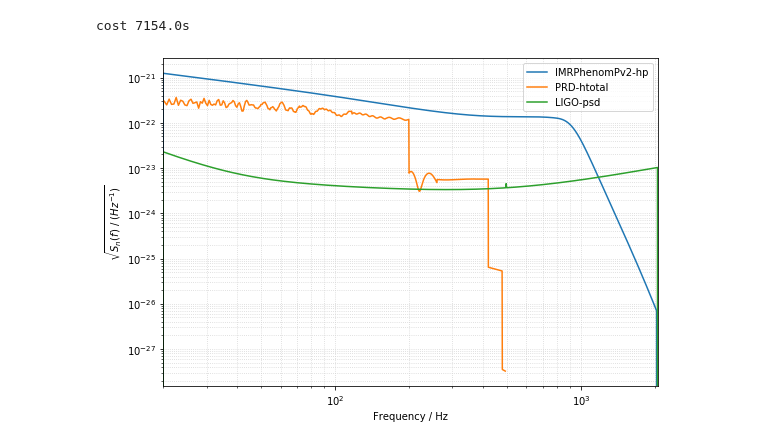
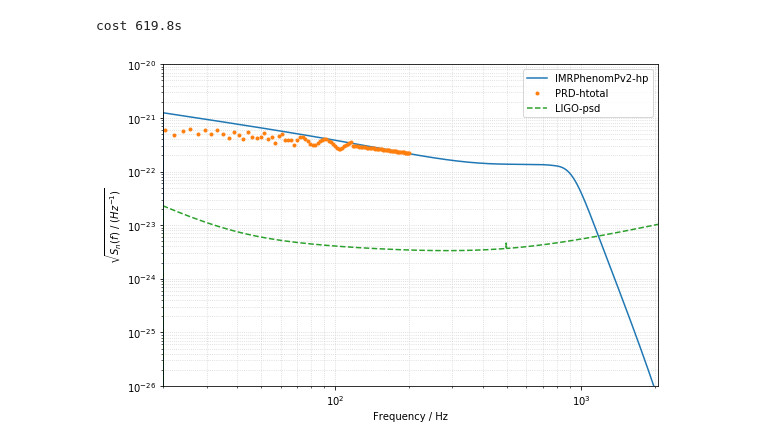
Before and after one commit to kelvin1020/grefa, a Jupyter notebook: wave_plot.ipynb, the cells around one changed output. Saved outputs shown, nothing was run; the diff lists cells and outputs as text; code cells hidden in the pictures.

```diff
--- a/wave_plot.ipynb
+++ b/wave_plot.ipynb
@@ -15,8 +15,8 @@ import pycbc.psd
 from pycbc.waveform import get_fd_waveform, get_td_waveform
 from pycbc.waveform import td_approximants, fd_approximants
 # %%
-sampFreq = 2**11              #采样频率(Sampling frequency)，单位时间样本点个数，应大于 2f（即Nyquist频率)
-duration = 2**0               #信号持续时间(duration of signal) 2^16, 0.75d, 2^25 ,1.06yr
+sampFreq = 2**14              #采样频率(Sampling frequency)，单位时间样本点个数，应大于 2f（即Nyquist频率)
+duration = 2**2               #信号持续时间(duration of signal) 2^16, 0.75d, 2^25 ,1.06yr
 
 
 n = int(duration * sampFreq)#采样点数(Sampling Number), 有时也称为信号长度(Length of Signal) 2^16
@@ -62,10 +116,10 @@ hc = hcf.to_timeseries()
 core = cpu_count()
 print("cores = %d"%core)
 
-ntol = 1024
+ntol = 128
 #Variables
 
-f = np.linspace(low_frequency_cutoff, 512, ntol + 1);      #(* GW or Fourier \frequency *)
+f = np.linspace(low_frequency_cutoff, 256, ntol + 1);      #(* GW or Fourier \frequency *)
 print(f)
 f = f.tolist()
 # %% [output]
@@ -75,11 +146,11 @@ cores = 8
 # %%
 time0 = time.time()
 with Pool() as pool:
-    hans_f = pool.map(hf, f)
+    hans_f = pool.map(hf_f, f)
 timet = time.time()
 print("cost %4.1fs"%(timet-time0))
 # %% [output]
-cost 7154.0s
+cost 619.8s
 # %%
 freqIntrvl2 = f[1]-f[0]
 htol_f = FrequencySeries(hans_f, delta_f=freqIntrvl2, epoch='', dtype=None, copy=True)
@@ -87,26 +158,27 @@ htol = htol_f.to_timeseries()
 # %%
 # 列出lalsuite内置的解析psd (没发现有LISA的，下面以LIGO的作为示例)
 #print(pycbc.psd.get_lalsim_psd_list())
 
 
 #示例，psd参见， https://dcc.ligo.org/LIGO-T1800044/public
 
 psd = pycbc.psd.from_string('aLIGOaLIGODesignSensitivityT1800044', n, freqIntrvl, low_frequency_cutoff)
 
 #绘制 频率 - sqrt(PSD) 图
 plt.figure(figsize=(8,8/1.5))
 plt.loglog(hpf.sample_frequencies, 2 * np.sqrt(hpf.sample_frequencies) * abs(hpf), label = 'IMRPhenomPv2-hp')
-plt.loglog(htol_f.sample_frequencies, 2 * np.sqrt(htol_f.sample_frequencies) * abs(htol_f), label = 'PRD-htotal')
-plt.loglog(psd.sample_frequencies, np.sqrt(psd), label = 'LIGO-psd')
+plt.loglog(htol_f.sample_frequencies, 2 * np.sqrt(htol_f.sample_frequencies) * abs(htol_f), 'o', markersize= 3,label = 'PRD-htotal')
+plt.loglog(psd.sample_frequencies, np.sqrt(psd),"--", label = 'LIGO-psd')
 plt.xlim(20,2048)
+plt.ylim(1e-26,1e-20)
 plt.xlabel("Frequency / Hz")
 plt.ylabel("$\sqrt{S_{n}(f) \ / \ (Hz^{-1})}$")
 plt.legend()
 plt.tight_layout()
 plt.grid(linestyle = "dotted", color = "#d3d3d3" , which="both")
 plt.show()
 # %% [output]
-[figure, old version]
+[figure, new version]
 # %%
 # hp, hc = get_td_waveform(approximant="IMRPhenomPv2",
 #                              mass1=6, mass2=6, delta_t =sampIntrvl, f_lower=low_frequency_cutoff)
```
Also changed, not shown: parts of 6 cells of this notebook.
